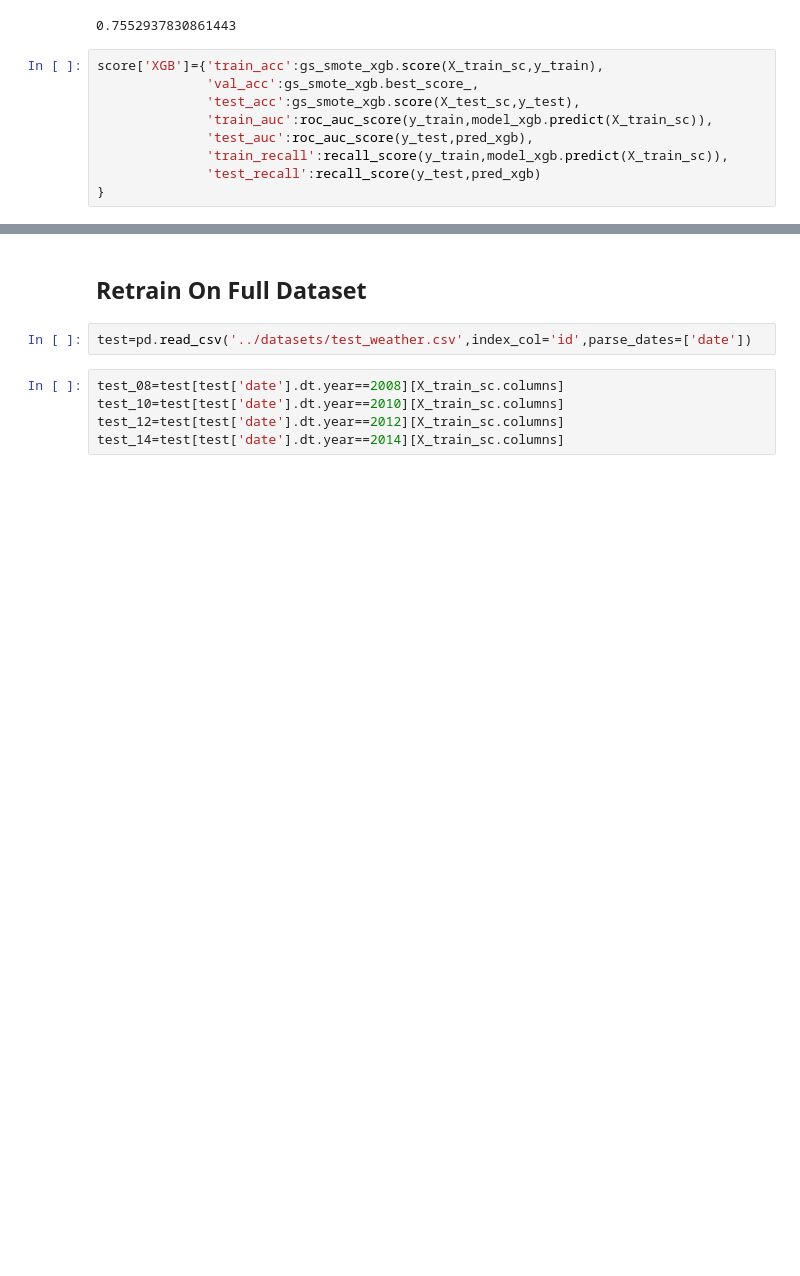
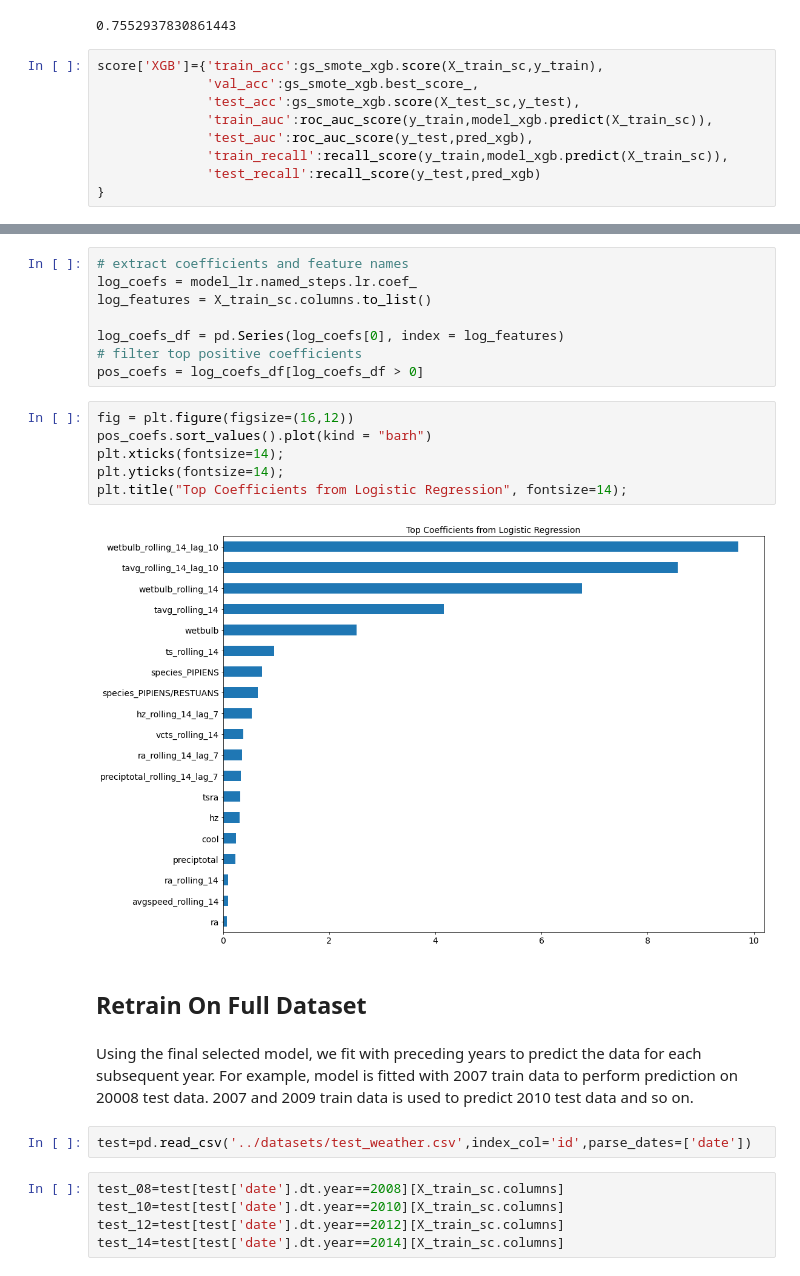
Before and after one commit to zjwee/general-assembly-projects, a Jupyter notebook: project_4/code/04_Modelling_WNV.ipynb, the cells around one changed output, grey strips where cells are left out. Saved outputs shown, nothing was run; the diff lists cells and outputs as text; blank space fills up the shorter version.

```diff
--- a/project_4/code/04_Modelling_WNV.ipynb
+++ b/project_4/code/04_Modelling_WNV.ipynb
@@ -809,5 +736,24 @@ Overall, SVC has the best performance in terms of the 3 metrics we're using.
+# %%
+# extract coefficients and feature names
+log_coefs = model_lr.named_steps.lr.coef_
+log_features = X_train_sc.columns.to_list()
+
+log_coefs_df = pd.Series(log_coefs[0], index = log_features)
+# filter top positive coefficients
+pos_coefs = log_coefs_df[log_coefs_df > 0]
+# %%
+fig = plt.figure(figsize=(16,12))
+pos_coefs.sort_values().plot(kind = "barh")
+plt.xticks(fontsize=14);
+plt.yticks(fontsize=14);
+plt.title("Top Coefficients from Logistic Regression", fontsize=14);
+# %% [output]
+[figure, added]
 # %% [markdown]
 ## Retrain On Full Dataset
+# %% [markdown]
+Using the final selected model, we fit with preceding years to predict the data for each subsequent year.
+For example, model is fitted with 2007 train data to perform prediction on 20008 test data. 2007 and 2009 train data is used to predict 2010 test data and so on.
 # %%
 test=pd.read_csv('../datasets/test_weather.csv',index_col='id',parse_dates=['date'])
 # %%
```
Also changed, not shown: parts of 36 cells of this notebook, 8 other files.
